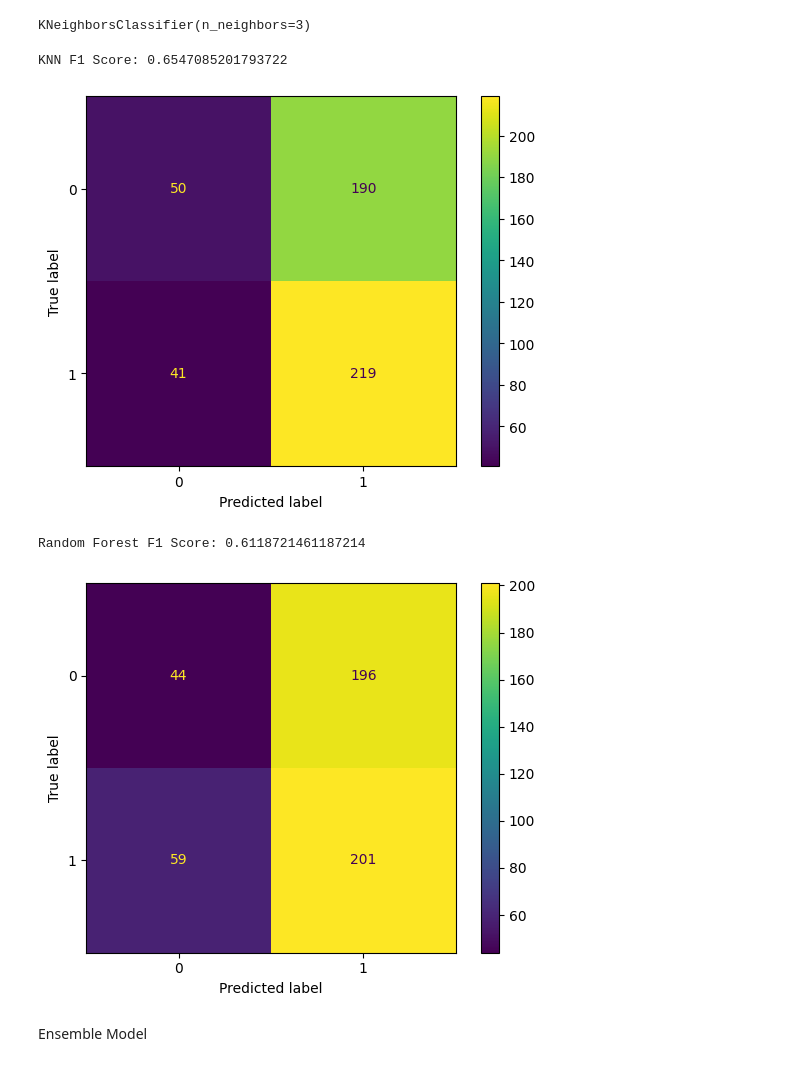
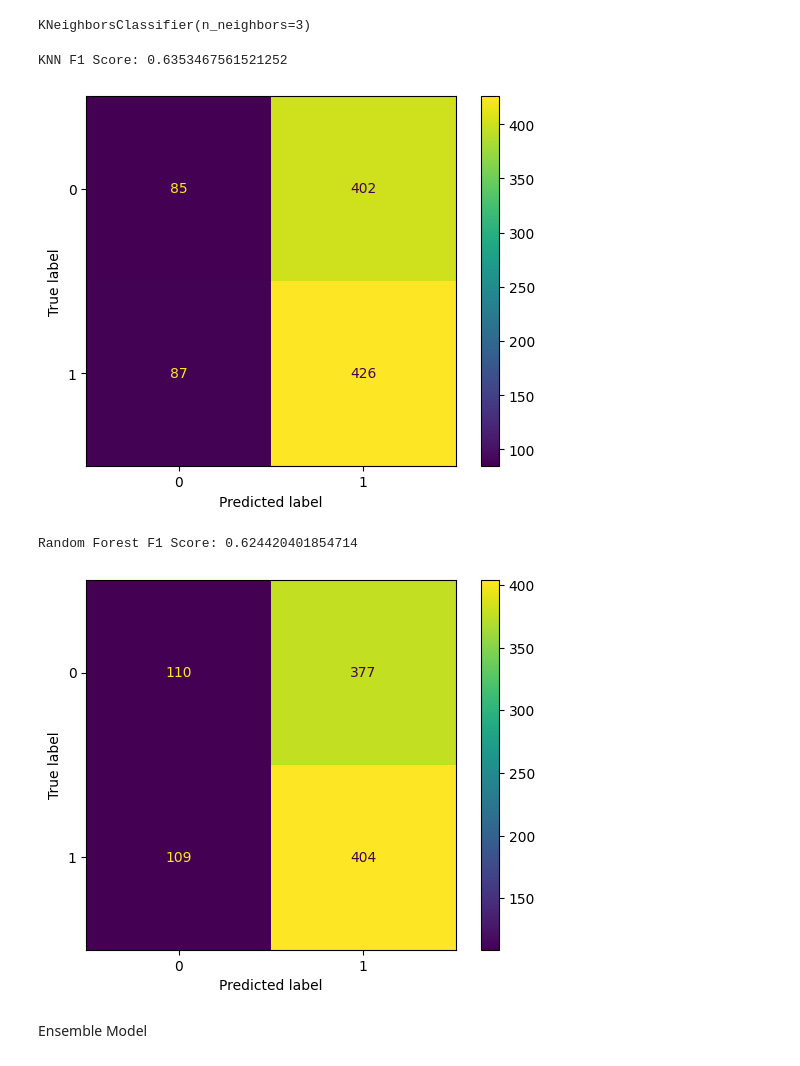
Before and after one commit to y0shK/ml_brain_tumor_classification, a Jupyter notebook: YK_PB_MLFinalProject.ipynb, the cells around one changed output. Saved outputs shown, nothing was run; the diff lists cells and outputs as text; code cells hidden in the pictures.

```diff
--- a/YK_PB_MLFinalProject.ipynb
+++ b/YK_PB_MLFinalProject.ipynb
@@ -248,3 +296,6 @@ data_size = 1000
+# %%
+train_data_size = 3000
+test_data_size = 1627
 # %% [markdown]
 Support Vector Machine (SVM)
 # %%
@@ -252,9 +303,9 @@ Support Vector Machine (SVM)
 from sklearn.pipeline import make_pipeline
 clf = make_pipeline(StandardScaler(), SVC(gamma='auto', kernel='rbf'))
 # %%
-clf.fit(intensityX_train[0:data_size], intensityY_train[0:data_size])
-y_preds = clf.predict(intensityX_test[0:data_size])
-cm = confusion_matrix(intensityY_test[0:data_size], y_preds)
+clf.fit(intensityX_train[0:train_data_size], intensityY_train[0:train_data_size])
+y_preds = clf.predict(intensityX_test[0:test_data_size])
+cm = confusion_matrix(intensityY_test[0:test_data_size], y_preds)
 # %%
 cm
 # %% [output]
@@ -315,42 +367,42 @@ KNN
 knn = KNeighborsClassifier(n_neighbors=3)  # We can adjust the number of neighbors (n_neighbors) as needed
 
 # Train the KNN model
-knn.fit(intensityX_train[0:data_size], intensityY_train[0:data_size])
+knn.fit(intensityX_train[0:train_data_size], intensityY_train[0:train_data_size])
 # %% [output]
 KNeighborsClassifier(n_neighbors=3)
 # %%
 # Predict using the trained KNN model
-knn_preds = knn.predict(intensityX_test[0:data_size])
+knn_preds = knn.predict(intensityX_test[0:test_data_size])
 
 # Print F1 score for KNN
-print("KNN F1 Score:", f1_score(intensityY_test[0:data_size], knn_preds, average='binary'))
+print("KNN F1 Score:", f1_score(intensityY_test[0:test_data_size], knn_preds, average='binary'))
 # %% [output]
-KNN F1 Score: 0.6547085201793722
+KNN F1 Score: 0.6353467561521252
 # %%
 # Display confusion matrix for KNN
-cm_knn = confusion_matrix(intensityY_test[0:data_size], knn_preds)
+cm_knn = confusion_matrix(intensityY_test[0:test_data_size], knn_preds)
 show_cm(cm_knn, classes=[0, 1])
 # %% [output]
-[figure, old version]
+[figure, new version]
 # %%
 # Create a Random Forest classifier
 rf = RandomForestClassifier(n_estimators=100, random_state=0)  # We can adjust the number of estimators (n_estimators) as needed
 
 # Train the Random Forest model
-rf.fit(intensityX_train[0:data_size], intensityY_train[0:data_size])
+rf.fit(intensityX_train[0:train_data_size], intensityY_train[0:train_data_size])
 
 # Predict using the trained Random Forest model
-rf_preds = rf.predict(intensityX_test[0:data_size])
+rf_preds = rf.predict(intensityX_test[0:test_data_size])
 
 # Print F1 score for Random Forest
-print("Random Forest F1 Score:", f1_score(intensityY_test[0:data_size], rf_preds, average='binary'))
+print("Random Forest F1 Score:", f1_score(intensityY_test[0:test_data_size], rf_preds, average='binary'))
 
 # Display confusion matrix for Random Forest
-cm_rf = confusion_matrix(intensityY_test[0:data_size], rf_preds)
+cm_rf = confusion_matrix(intensityY_test[0:test_data_size], rf_preds)
 show_cm(cm_rf, classes=[0, 1])
 # %% [output]
-Random Forest F1 Score: 0.6118721461187214
+Random Forest F1 Score: 0.624420401854714
-[figure, old version]
+[figure, new version]
 # %% [markdown]
 Ensemble Model
 # %%
```
Also changed, not shown: parts of 17 cells of this notebook.
